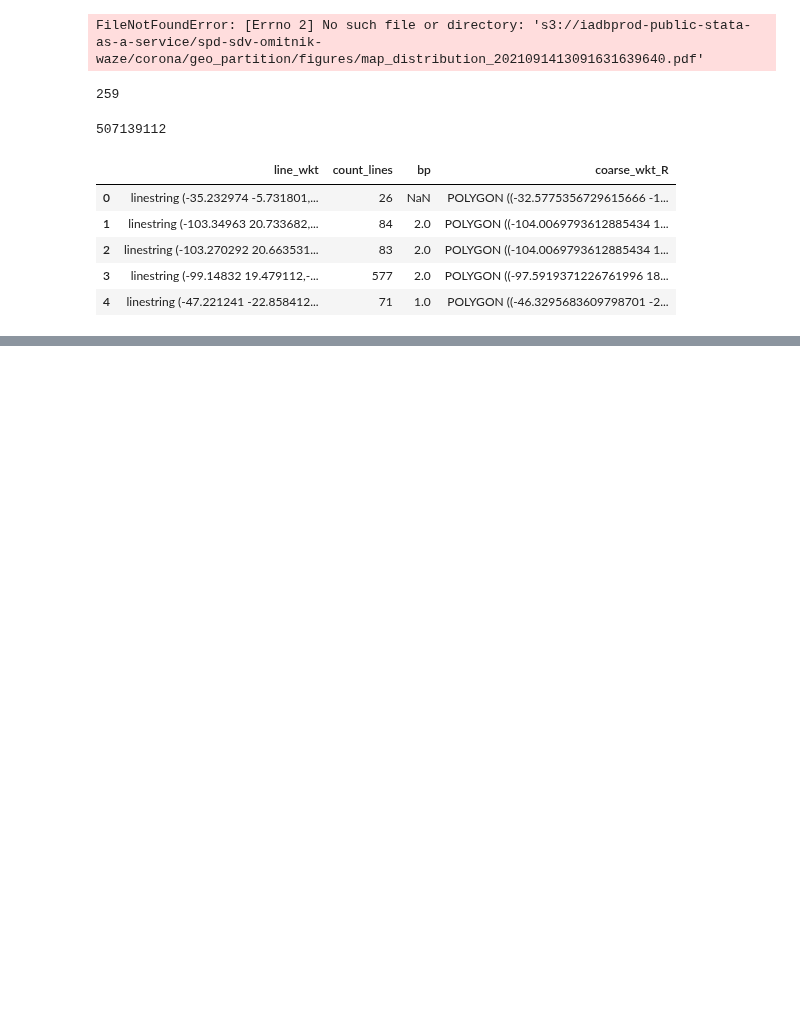
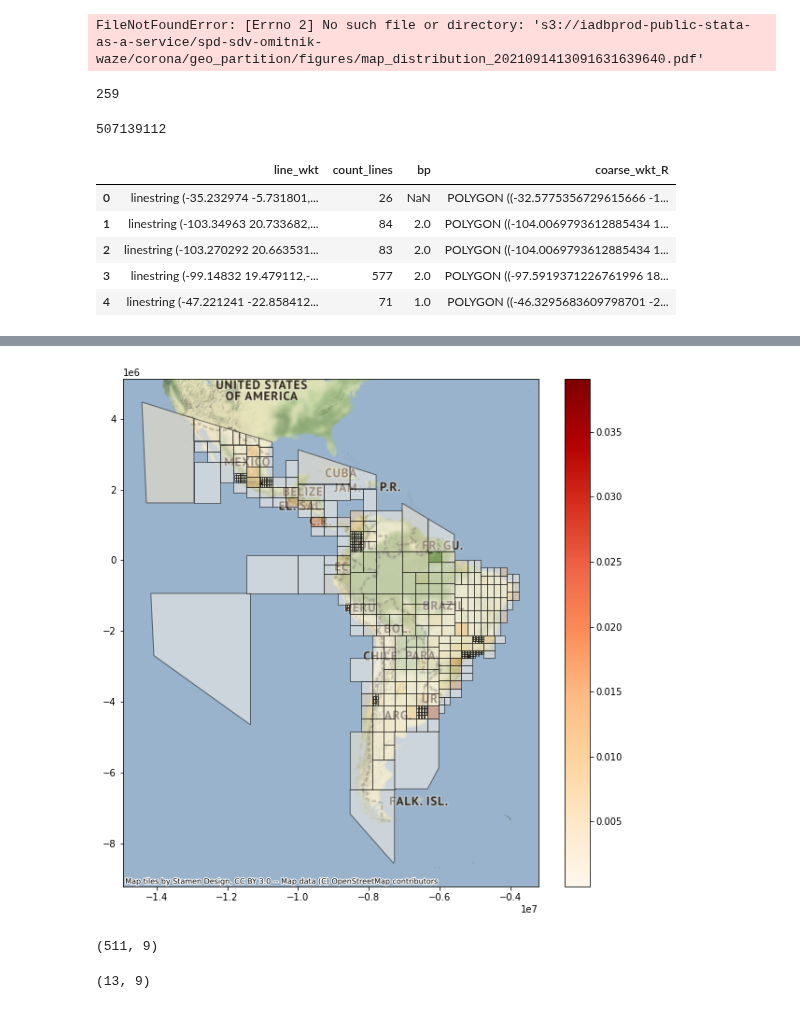
Before and after one commit to EL-BID/IDB-IDB-Invest-Coronavirus-Impact-Dashboard, a Jupyter notebook: notebooks/katana_bounds.ipynb, the cells around one changed output, grey strips where cells are left out. Cells and saved outputs as stored; diff of their text form; code cells hidden in the pictures; blank space fills up the shorter version.

```diff
--- a/notebooks/katana_bounds.ipynb
+++ b/notebooks/katana_bounds.ipynb
@@ -736,0 +745,19 @@ df_coarse.head()
+# %%
+path_s3 = '/home/soniame/shared/spd-sdv-omitnik-waze/corona'
+cm_read = ['2021083013081630344071', '2021091413091631639640', '2021092812091632847410']
+
+df_1 = _union_df_squares(path_s3, cm_read[0]) \
+    .rename(columns = {'geometry':'polygon_1'})
+df_2 = _union_df_squares(path_s3, cm_read[1]) \
+    .rename(columns = {'polygon':'polygon_1', 'geometry':'polygon_2'})
+df_3 = _union_df_squares(path_s3, cm_read[2]) \
+    .rename(columns = {'polygon':'polygon_2', 'geometry':'polygon_3'})
+
+union = df_1 \
+    .merge(df_2, how = 'left', on='polygon_1') \
+    .merge(df_3, how = 'left', on='polygon_2') \
+    .reset_index()
+union = union[['polygon_1', 'polygon_2', 'polygon_3']]
+union['polygon_final'] = union['polygon_1']
+union['polygon_final'].loc[union['polygon_2'].isnull()==False] = union['polygon_2'].loc[union['polygon_2'].isnull()==False]
+union['polygon_final'].loc[union['polygon_3'].isnull()==False] = union['polygon_3'].loc[union['polygon_3'].isnull()==False]
@@ -736,0 +771,20 @@ df_coarse.head()
+# %%
+dist = pd.DataFrame()
+for c in cm_read:
+    dist = dist.append(pd.read_csv(f"{path_s3}/geo_partition/dist/distribution_{c}.csv")) \
+        [['geo_id', 'lines', 'jams']]
+dist_union = union \
+    .merge(dist, right_on='geo_id', left_on='polygon_final')
+dist_union['share_jams'] = dist_union['jams']/507139112
+# %%
+logger.info('map')
+pdf_path = f"{path_s3}/geo_partition/figures/map_distribution_union_squares.pdf"
+with PdfPages(pdf_path) as pdf:
+    tab = gpd.GeoDataFrame(dist_union)
+    tab['geometry'] = gpd.GeoSeries.from_wkt(tab['geo_id'])
+    tab.crs = "EPSG:4326"
+    tab = tab.to_crs(epsg=3857)
+    ax = tab.plot(figsize=(10, 10), alpha=0.5, edgecolor='k',
+                  column='share_jams',legend=True, cmap='OrRd')
+    ctx.add_basemap(ax)
+# %% [output]
@@ -736,0 +792,7 @@ df_coarse.head()
+[figure, added]
+# %%
+print(dist_union.shape)
+dist_union.sort_values(['polygon_1','polygon_2', 'polygon_3']).loc[dist_union['share_jams'] > .015].shape
+# %% [output]
+(511, 9)
+(13, 9)
```
Also changed, not shown: parts of 6 cells of this notebook, 2 other files.
